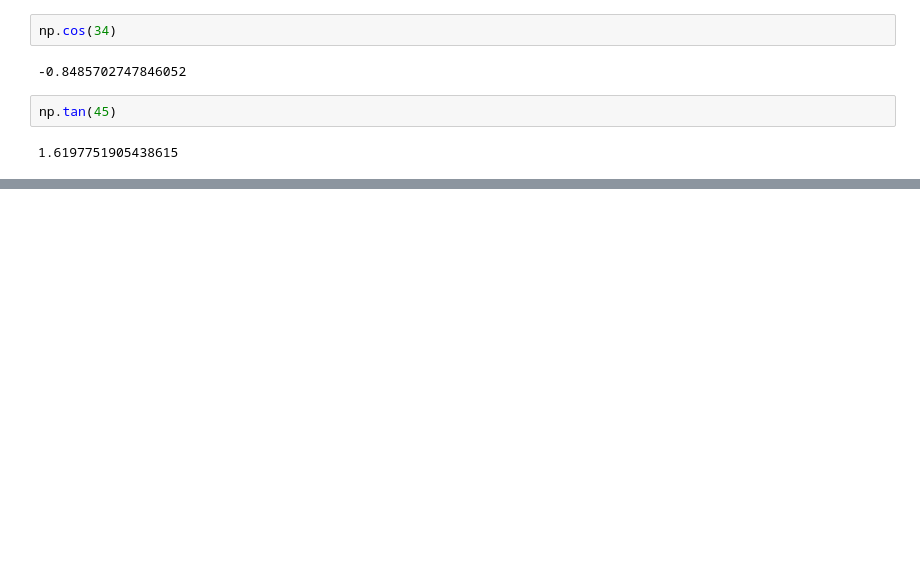
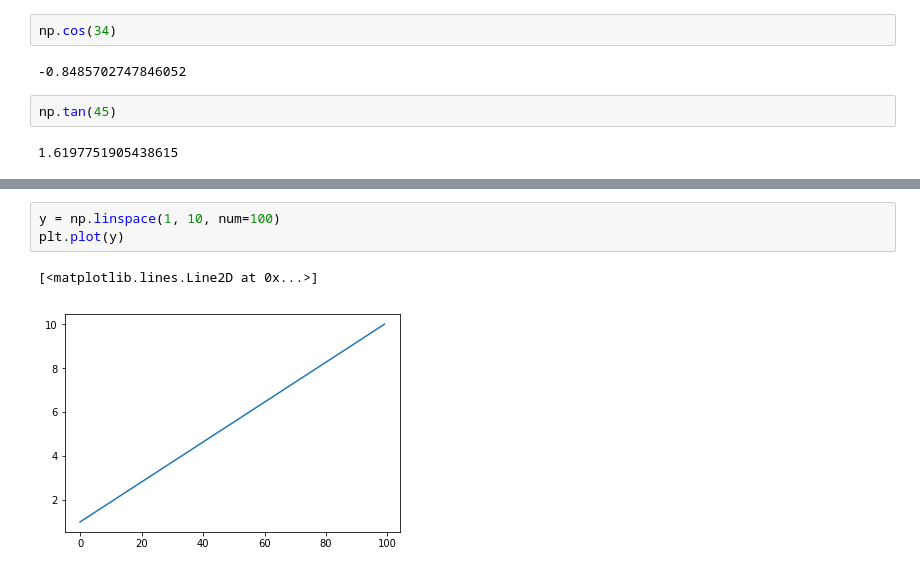
Before and after one commit to learningwithdg/datascience, a Jupyter notebook: Sessions/Session-1.ipynb, the cells around one changed output, grey strips where cells are left out. Cells and saved outputs as stored; diff of their text form; blank space fills up the shorter version.

```diff
--- a/Sessions/Session-1.ipynb
+++ b/Sessions/Session-1.ipynb
@@ -438,0 +345,6 @@ array([  1,   2,   6,  24, 120, 720])
+# %%
+y = np.linspace(1, 10, num=100)
+plt.plot(y)
+# %% [output]
+[<matplotlib.lines.Line2D at 0x...>]
+[figure, added]
```
Also changed, not shown: parts of 179 cells of this notebook, 12 other files.
